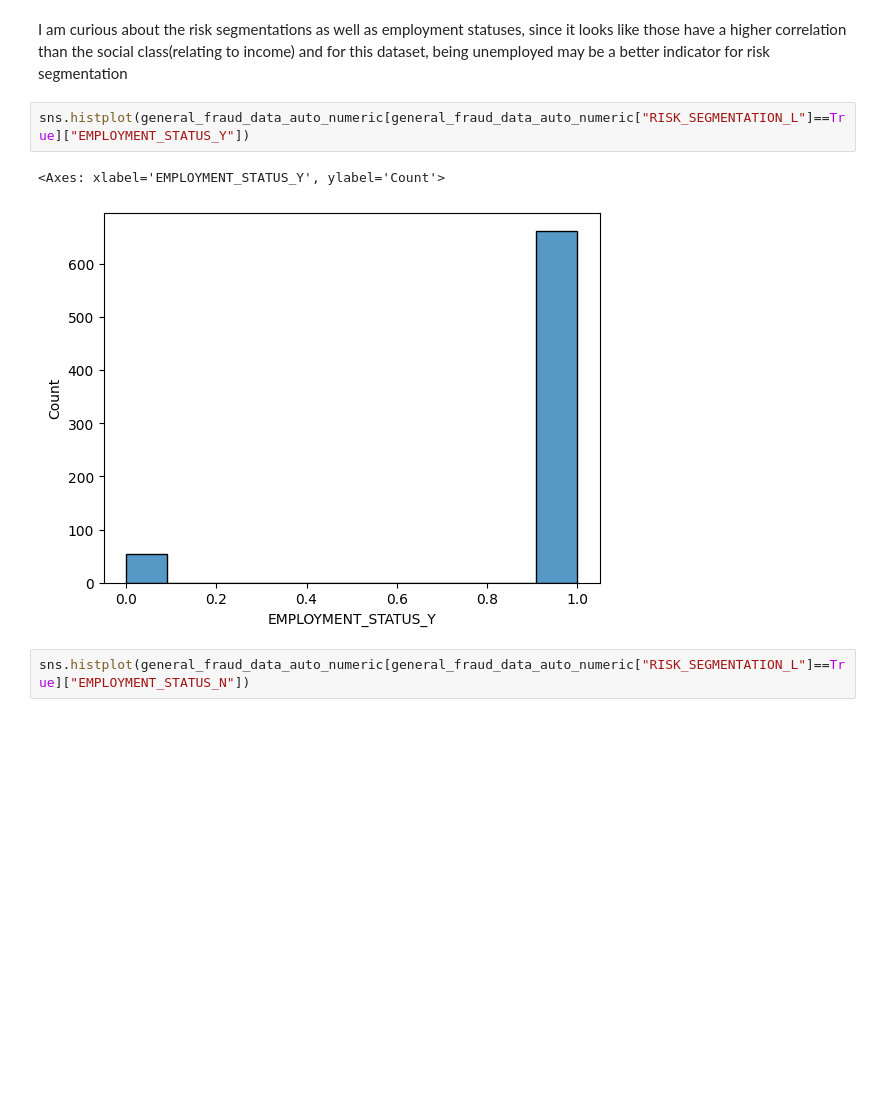
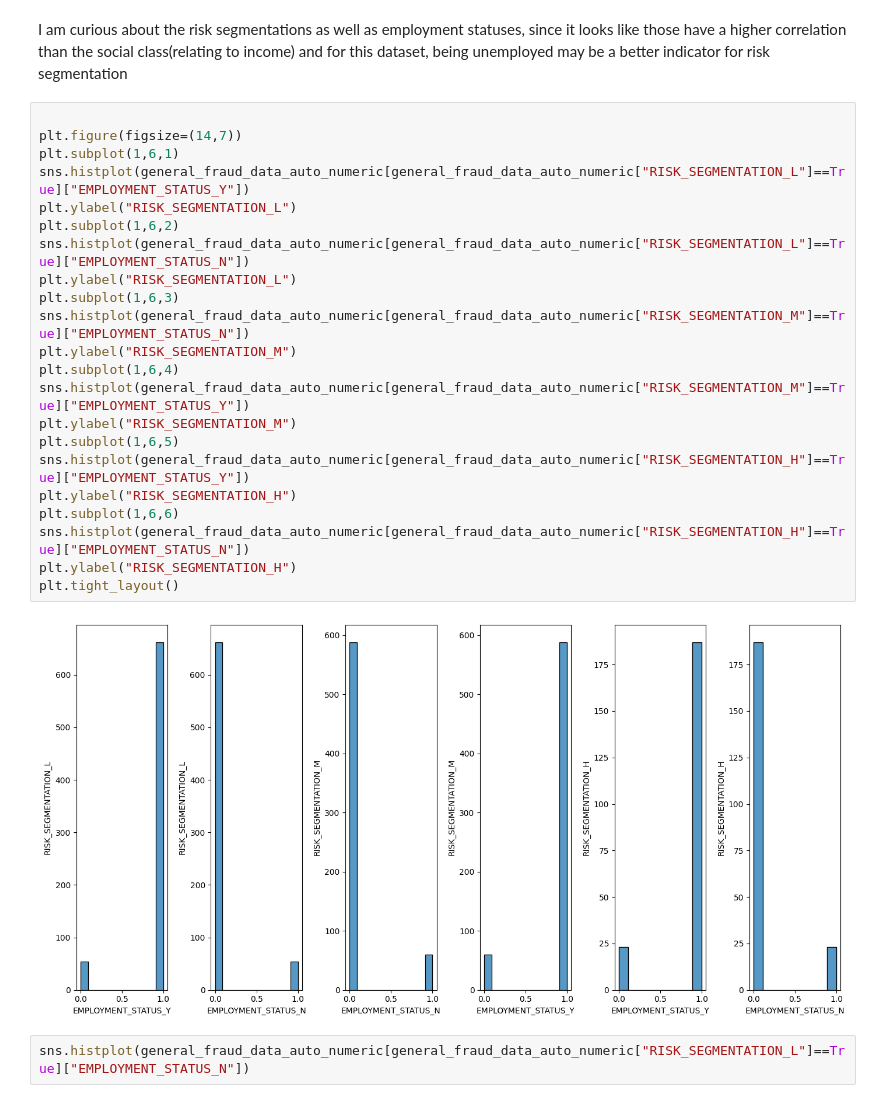
Before and after one commit to joe-bene/AiForLeaders, a Jupyter notebook: Week6.ipynb, the cells around one changed output. Saved outputs shown, nothing was run; the diff lists cells and outputs as text; blank space fills up the shorter version.

```diff
--- a/Week6.ipynb
+++ b/Week6.ipynb
@@ -287,10 +298,29 @@ sns.pairplot(general_fraud_data_auto_numeric[np.array(cols)])
 # %% [markdown]
 I am curious about the risk segmentations as well as employment statuses, since it looks like those have a higher correlation than the social class(relating to income) and for this dataset, being unemployed may be a better indicator for risk segmentation
 # %%
+
+plt.figure(figsize=(14,7))
+plt.subplot(1,6,1)
 sns.histplot(general_fraud_data_auto_numeric[general_fraud_data_auto_numeric["RISK_SEGMENTATION_L"]==True]["EMPLOYMENT_STATUS_Y"])
+plt.ylabel("RISK_SEGMENTATION_L")
+plt.subplot(1,6,2)
+sns.histplot(general_fraud_data_auto_numeric[general_fraud_data_auto_numeric["RISK_SEGMENTATION_L"]==True]["EMPLOYMENT_STATUS_N"])
+plt.ylabel("RISK_SEGMENTATION_L")
+plt.subplot(1,6,3)
+sns.histplot(general_fraud_data_auto_numeric[general_fraud_data_auto_numeric["RISK_SEGMENTATION_M"]==True]["EMPLOYMENT_STATUS_N"])
+plt.ylabel("RISK_SEGMENTATION_M")
+plt.subplot(1,6,4)
+sns.histplot(general_fraud_data_auto_numeric[general_fraud_data_auto_numeric["RISK_SEGMENTATION_M"]==True]["EMPLOYMENT_STATUS_Y"])
+plt.ylabel("RISK_SEGMENTATION_M")
+plt.subplot(1,6,5)
+sns.histplot(general_fraud_data_auto_numeric[general_fraud_data_auto_numeric["RISK_SEGMENTATION_H"]==True]["EMPLOYMENT_STATUS_Y"])
+plt.ylabel("RISK_SEGMENTATION_H")
+plt.subplot(1,6,6)
+sns.histplot(general_fraud_data_auto_numeric[general_fraud_data_auto_numeric["RISK_SEGMENTATION_H"]==True]["EMPLOYMENT_STATUS_N"])
+plt.ylabel("RISK_SEGMENTATION_H")
+plt.tight_layout()
 # %% [output]
-<Axes: xlabel='EMPLOYMENT_STATUS_Y', ylabel='Count'>
-[figure, old version]
+[figure, new version]
 # %%
 sns.histplot(general_fraud_data_auto_numeric[general_fraud_data_auto_numeric["RISK_SEGMENTATION_L"]==True]["EMPLOYMENT_STATUS_N"])
 # %% [output]
```
Also changed, not shown: parts of 6 cells of this notebook, 1 other file.
